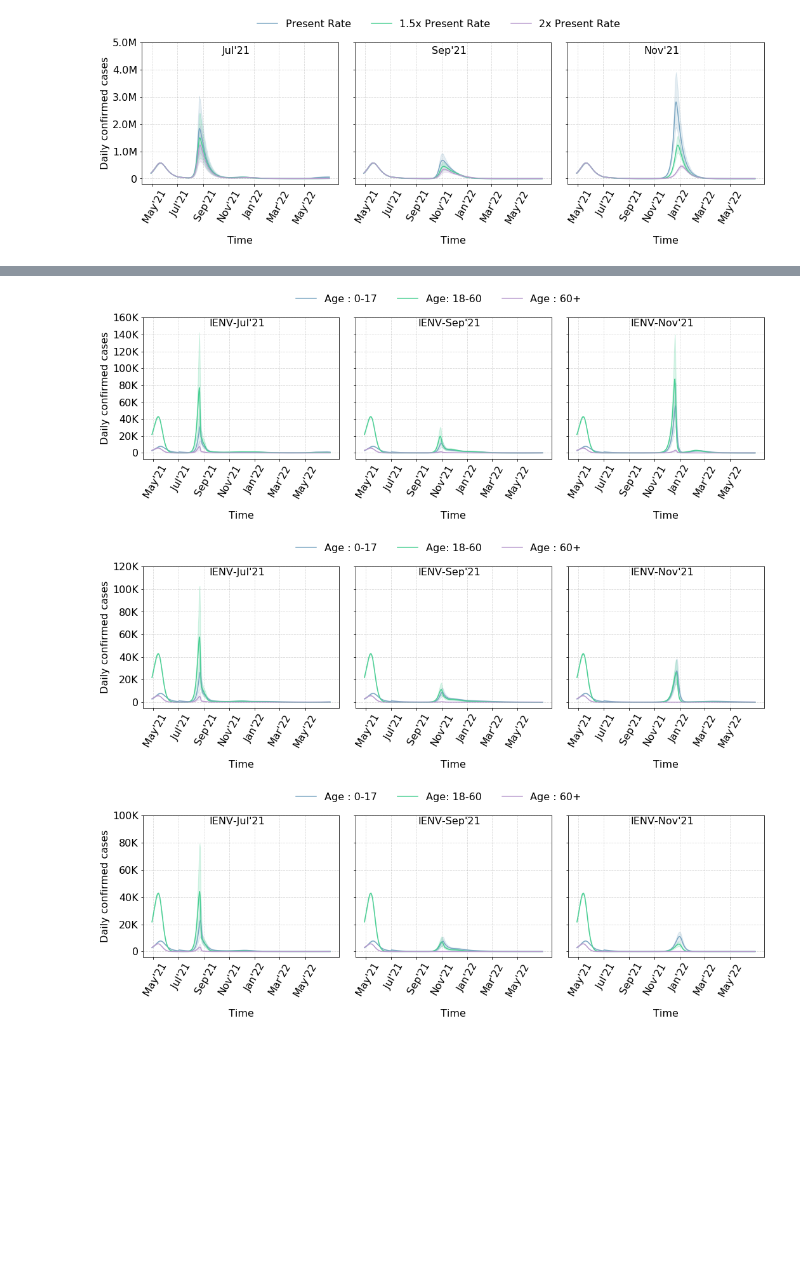
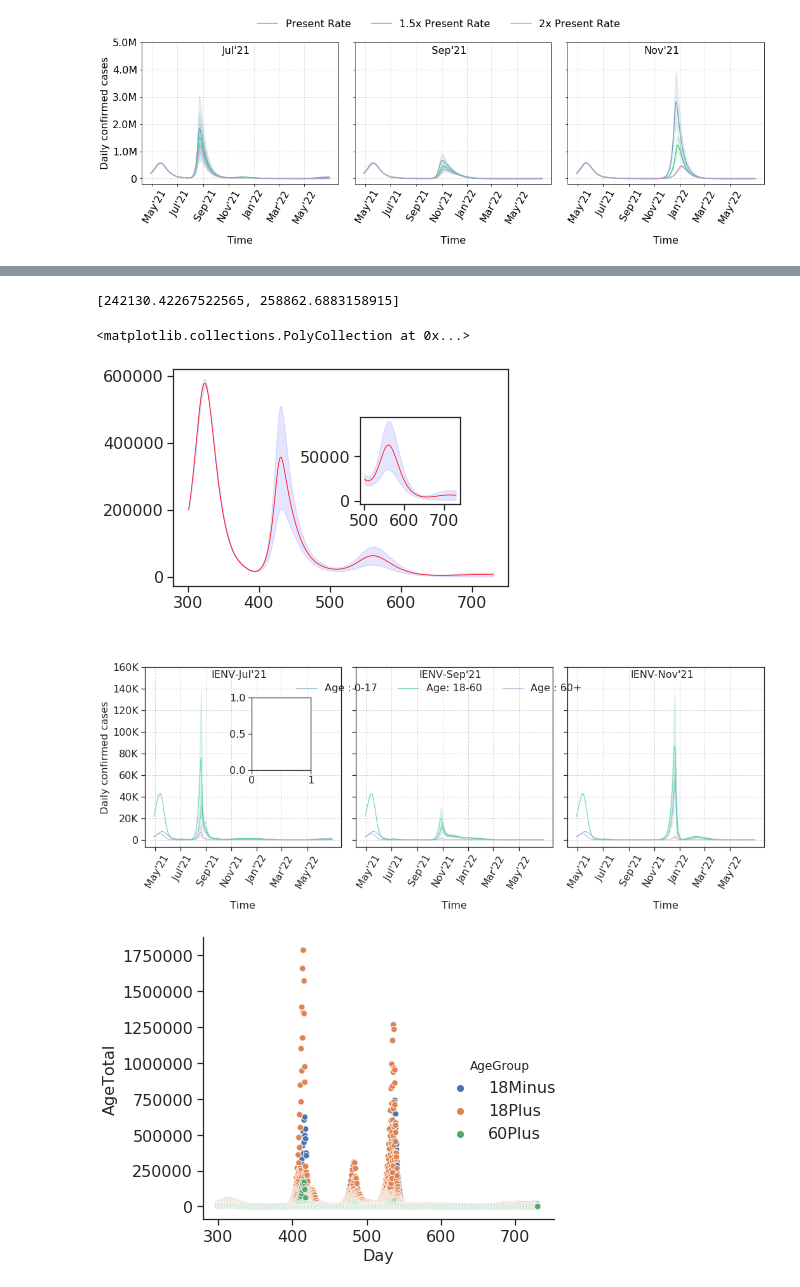
Before and after one commit to thivinanandh/covidPlotWave3, a Jupyter notebook: Covid_Wave3_Plotting.ipynb, the cells around one changed output, grey strips where cells are left out. Drawn from its saved outputs; the diff is of its cells as text; code cells hidden in the pictures; blank space fills up the shorter version.

Commit message:
Paper plotting script

```diff
--- a/Covid_Wave3_Plotting.ipynb
+++ b/Covid_Wave3_Plotting.ipynb
@@ -90,8 +90,11 @@ def ReadDF(fname,colString):
                                         CIR = str(KDP_nu_name[i])
                                         SD = str(KDP_lambda_name[o])
                                         KDPwsat = str(KDP_w_sat_2_name[k])
+                                        KDPwsat1= str(KDP_w_sat_1_name[j])
+                                        KDPg1=str(KDP_g_1_name[l])
+                                        KDPg2=str(KDP_g_2_name[m])
+                                        numRead+=1
 
-                                        numRead+=1
 
 
                                         df_temp['ID'] = ExptId
@@ -101,7 +104,9 @@ def ReadDF(fname,colString):
                                         df_temp['KDPwsat2']=KDPwsat
                                         df_temp['KDPLambda']=KDP_lambda_name[o]
                                         df_temp['Scenario'] = numRead
-
+                                        df_temp['KDPwsat1']=KDPwsat1
+                                        df_temp['KDPg1']=KDPg1
+                                        df_temp['KDPg2']=KDPg2
 
                                         df_master = pd.concat([df_master,df_temp])
 
@@ -1911,3 +2532,35 @@ Relplotter(df_active,"SD_RARF","SD_RARF",True)
+# %%
+from scipy import stats
+meanrp=[]
+ciurp=[]
+cilrp=[]
+
+for i in range(301,731):
+    rp1=rp.data.copy(deep=True)
+    rpp=rp1[rp1['hue']=='Vaccine_PresentRate'].copy(deep=True)
+    rpp=rpp[rpp['x']==i]
+    meanrp.append(np.mean(rpp['y']))
+    df=rpp['y'].shape[0] - 1
+
+    ci=stats.t.interval(alpha=0.95,df=df,loc=np.mean(rpp['y']),scale=scipy.stats.sem(rpp['y']))
+    cilrp.append(ci[0])
+    ciurp.append(ci[1])
+
+cilrp[3:5]
+# %% [output]
+[242130.42267522565, 258862.6883158915]
+# %%
+x=np.arange(301,731,1)
+fig, ax = plt.subplots()
+ax.plot(x,meanrp,color='red')
+ax.fill_between(x,cilrp,ciurp,color='blue',alpha=0.1)
+x1=np.arange(500,731,1)
+axins = inset_axes(ax,  "30%", "40%" ,loc="upper right", borderpad=3)
+axins.plot(x1,meanrp[199:430],color='red')
+axins.fill_between(x1,cilrp[199:430],ciurp[199:430],color='blue',alpha=0.1)
+# %% [output]
+<matplotlib.collections.PolyCollection at 0x...>
+[figure, added]
 # %%
 ###### COMPUTE #####################
 ## AgeWise Data for RELPLOT ##
@@ -1947,7 +2600,7 @@ df_nucleation_melt_Age = df_nucleation_melt_Age.melt(id_vars=listCol, \
 # %%
 #### PLOTTER SCRIPT ###########
 ### Agewise Relplot #########
-
+from mpl_toolkits.axes_grid1.inset_locator import inset_axes
 
 
 def agewise_Relplot(dataframe,plotExtension,VAC_RATE,ciFlag):
@@ -1986,6 +2639,9 @@ def agewise_Relplot(dataframe,plotExtension,VAC_RATE,ciFlag):
         relPlot = sns.relplot(data=dat, kind="line", \
                                 x="Day", y="AgeTotal", \
                                 hue="AgeGroup",col="KDPwsat2",label=Vacc,palette=colorVal,facet_kws=dict(legend_out=False))
+        axins = inset_axes(relPlot.axes[0][0],  "30%", "40%" ,loc="upper right", borderpad=3)
+        sns.relplot(x='Day',y='AgeTotal',
+                   data=dat, hue="AgeGroup",ax=axins)#x_estimator=np.mean,
 
     h,l = relPlot.axes[0][0].get_legend_handles_labels()
     relPlot.axes[0][0].legend_.remove()
@@ -2022,37 +2678,36 @@ def agewise_Relplot(dataframe,plotExtension,VAC_RATE,ciFlag):
         relPlot.axes[0][i].set_xlabel("Time")                   ## Xlabel
         relPlot.axes[0][i].set_xticks(xt)                       ## XTicks
         relPlot.axes[0][i].set_xticklabels(xtl)                 ## XTick Labels
         relPlot.axes[0][i].tick_params(axis='x', rotation=60);  ## XTicks Rotation
         relPlot.axes[0][i].grid(b=True, which='major', color='grey', linestyle='--',alpha=0.3)
         relPlot.axes[0][i].grid(b=True, which='minor', color='b', linestyle='--',alpha=0.1)
         relPlot.axes[0][i].set_yticks(yt)
         relPlot.axes[0][i].text(.48,.94,KDPImm[i],horizontalalignment='center',transform=relPlot.axes[0][i].transAxes)
         relPlot.axes[0][i].set_title("")
         relPlot.axes[0][i].spines['right'].set_visible(True)
         relPlot.axes[0][i].spines['top'].set_visible(True)
 
 
     relPlot.axes[0][0].set_yticks(yt)                       ## YTicks
     relPlot.axes[0][0].set_yticklabels(ytl)                 ## YTick Labels
 #     relPlot.legend(bbox_to_anchor= (1.03, 1) )
 #     relPlot.fig.legend(handles=HANDLES, labels=LABELS, loc='upper center',fancybox=True,ncol=3,bbox_to_anchor=(.5,1.05))
 
     l = Age
     relPlot.fig.legend(h, l, loc='upper center',title='',ncol=3,bbox_to_anchor=(0.5,1.05), frameon=False)
 
     plt.tight_layout();
     name = "Relplot_" + plotExtension + "2.png"
     plt.tight_layout()
     plt.savefig(name,dpi=300,bbox_inches='tight');
     plt.show()
     pass;
 
 agewise_Relplot(df_nucleation_melt_Age,"AGE_Vaccination_1","Vaccine_PresentRate",True)
-agewise_Relplot(df_nucleation_melt_Age,"AGE_Vaccination_1_5","Vaccine_BestWeekAvg",True)
-agewise_Relplot(df_nucleation_melt_Age,"AGE_Vaccination_2","Vaccine_TwicePresent",True)
+# agewise_Relplot(df_nucleation_melt_Age,"AGE_Vaccination_1_5","Vaccine_BestWeekAvg",True)
+# agewise_Relplot(df_nucleation_melt_Age,"AGE_Vaccination_2","Vaccine_TwicePresent",True)
 # %% [output]
-[figure, old version]
+[figure, new version]
-[figure, old version]
+[figure, new version]
-[figure, removed]
 # %%
 df_nucleation_melt_Age
```
Also changed, not shown: parts of 28 cells of this notebook, 4 other files.
